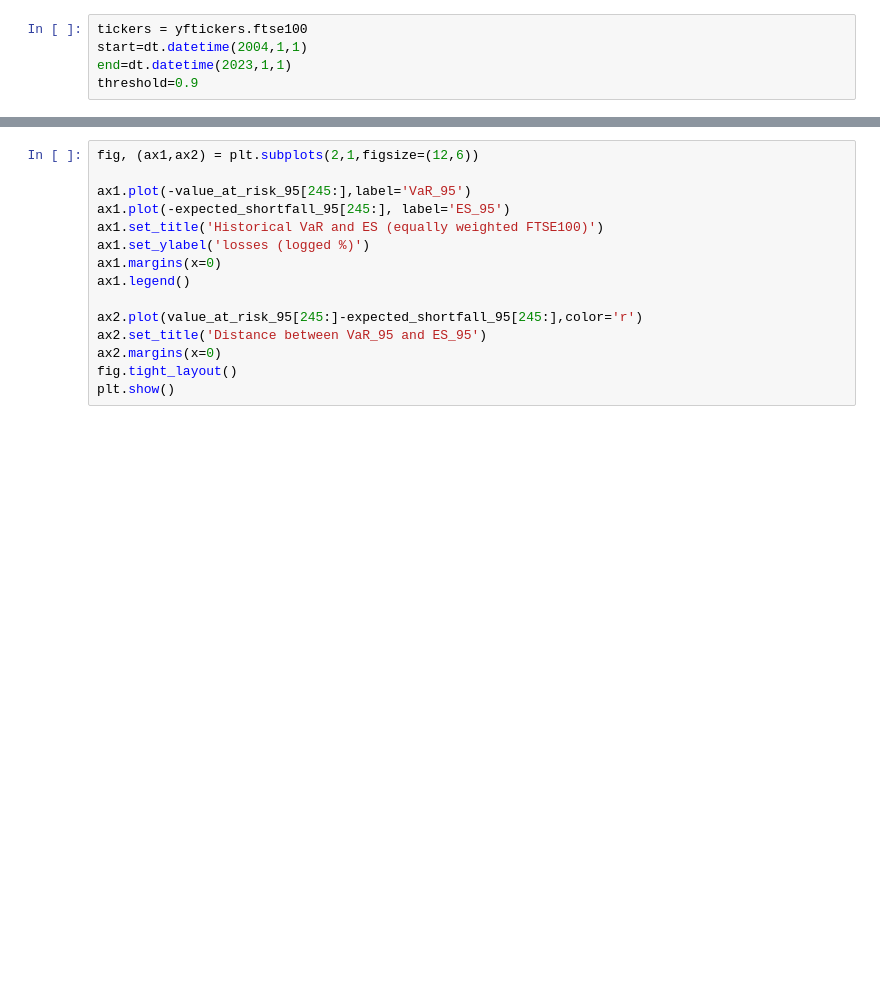
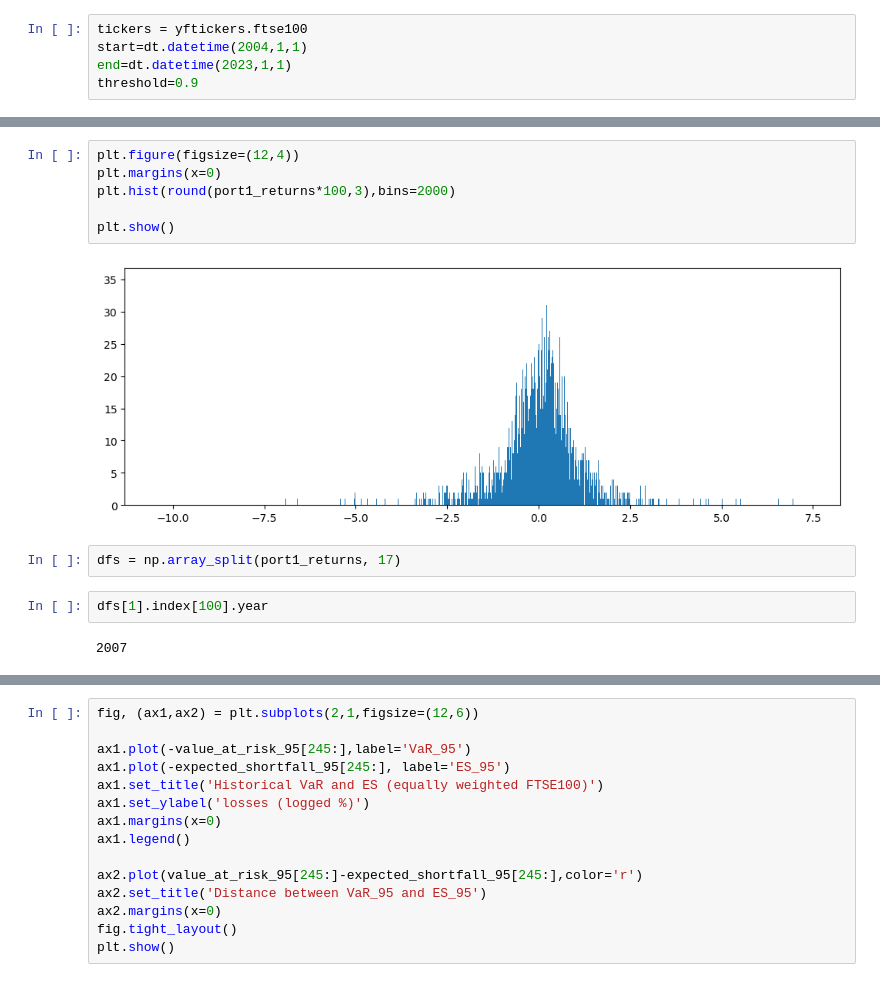
Before and after one commit to Johanlai/risk_management, a Jupyter notebook: VaR.ipynb, the cells around one changed output, grey strips where cells are left out. Cells and saved outputs as stored; diff of their text form; blank space fills up the shorter version.

```diff
--- a/VaR.ipynb
+++ b/VaR.ipynb
@@ -43,0 +48,14 @@ relativedelta(years=-16, months=-11, days=-27)
+# %%
+plt.figure(figsize=(12,4))
+plt.margins(x=0)
+plt.hist(round(port1_returns*100,3),bins=2000)
+
+plt.show()
+# %% [output]
+[figure, added]
+# %%
+dfs = np.array_split(port1_returns, 17)
+# %%
+dfs[1].index[100].year
+# %% [output]
+2007
```
Also changed, not shown: parts of 31 cells of this notebook, 1 other file.
